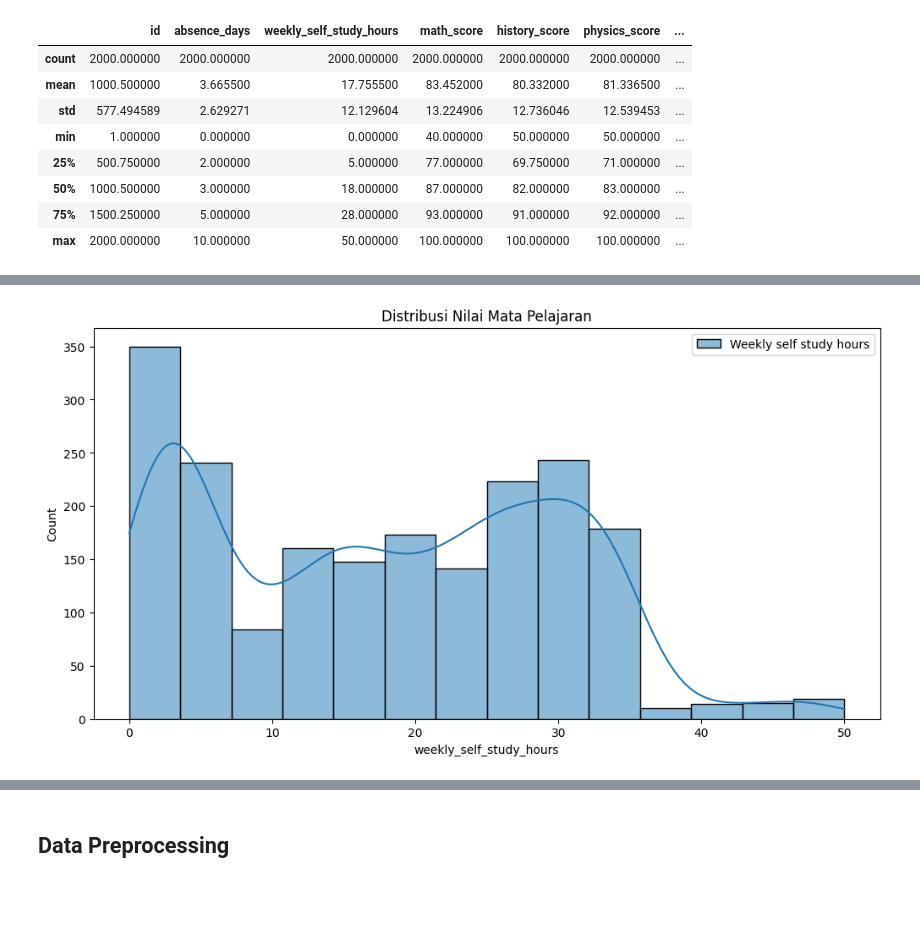
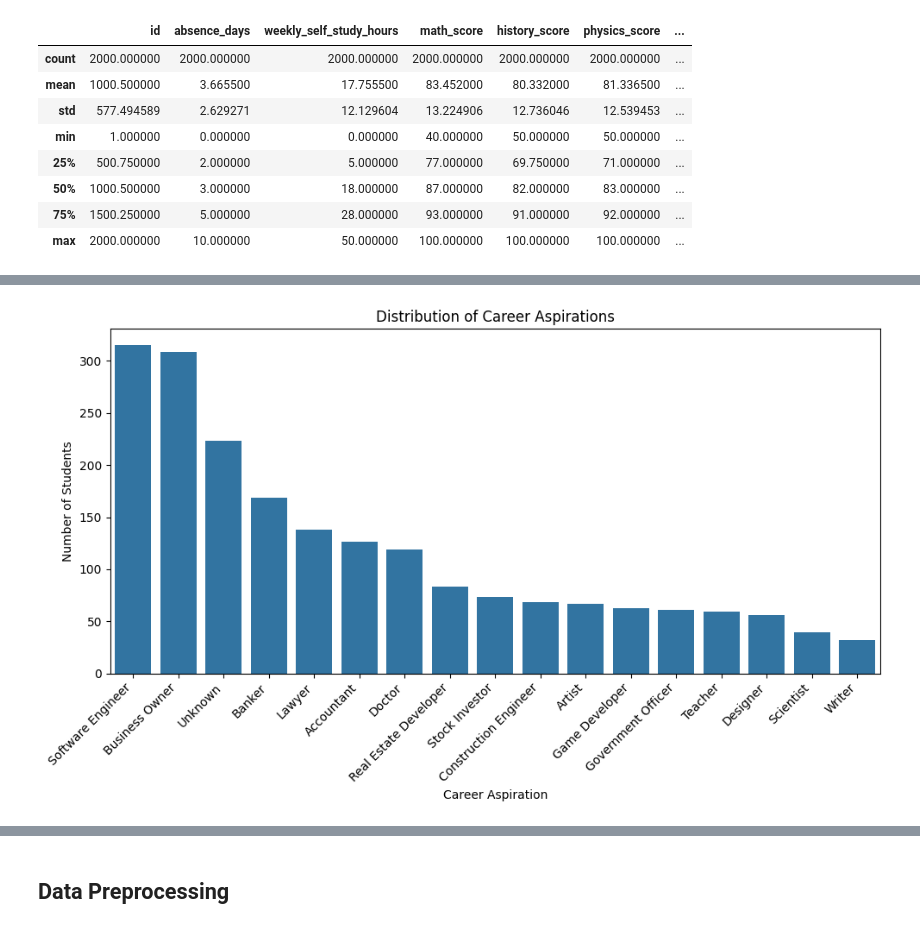
Before and after one commit to akhmad-ardi/Subject_Recommendation_System, a Jupyter notebook: Subject_Recommendation_System.ipynb, the cells around one changed output, grey strips where cells are left out. Drawn from its saved outputs; the diff is of its cells as text; code cells hidden in the pictures; blank space fills up the shorter version.

```diff
--- a/Subject_Recommendation_System.ipynb
+++ b/Subject_Recommendation_System.ipynb
@@ -101,8 +110,13 @@ plt.show()
-# %%
-plt.figure(figsize=(12, 6))
-sns.histplot(df['weekly_self_study_hours'], kde=True, label='Weekly self study hours', alpha=0.5)
-plt.title("Distribusi Nilai Mata Pelajaran")
-plt.legend()
-plt.show()
-# %% [output]
-[figure, removed]
+# %%
+career_counts = df['career_aspiration'].value_counts()
+
+plt.figure(figsize=(10, 6))
+sns.barplot(x=career_counts.index, y=career_counts.values)
+plt.xlabel('Career Aspiration')
+plt.ylabel('Number of Students')
+plt.title('Distribution of Career Aspirations')
+plt.xticks(rotation=45, ha='right')  # Rotate x-axis labels for better readability
+plt.tight_layout()
+plt.show()
+# %% [output]
+[figure, added]
```
Also changed, not shown: parts of 42 cells of this notebook.
